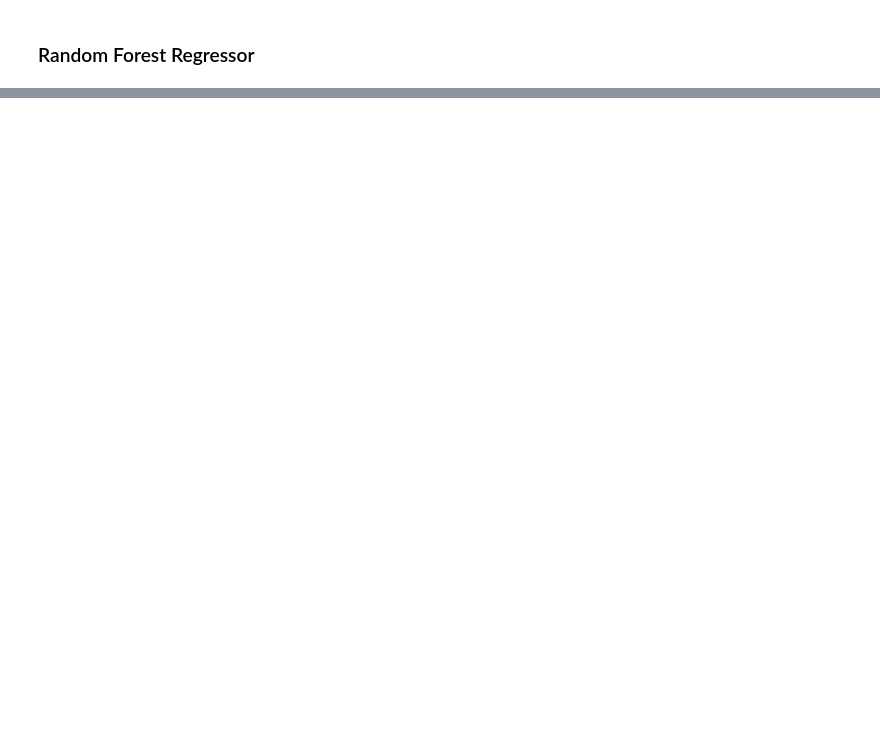
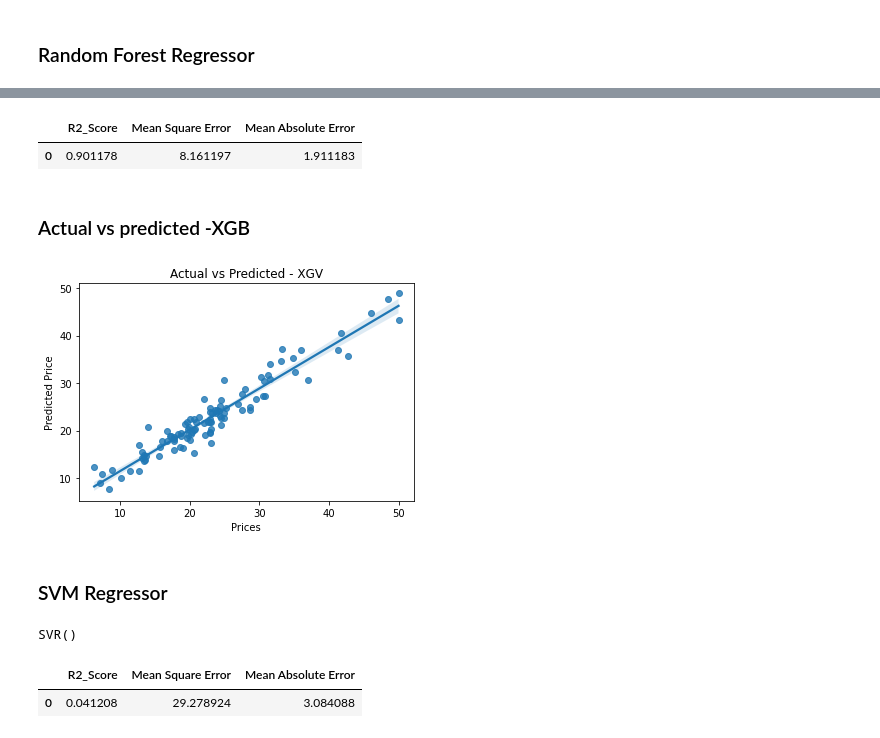
Before and after one commit to RitwikGanguly/Machine-Learning-Ritwik, a Jupyter notebook: Supervised Learning/Regression/Boston House Sell/Boston_House_Price_Prediction.ipynb, the cells around one changed output, grey strips where cells are left out. Drawn from its saved outputs; the diff is of its cells as text; code cells hidden in the pictures; blank space fills up the shorter version.

```diff
--- a/Supervised Learning/Regression/Boston House Sell/Boston_House_Price_Prediction.ipynb
+++ b/Supervised Learning/Regression/Boston House Sell/Boston_House_Price_Prediction.ipynb
@@ -276,0 +338,4 @@ plt.show()
+# %%
+xgb = XGBRegressor()
+# %%
+xgb.fit(X_train, y_train)
@@ -276,0 +354,37 @@ plt.show()
+# %%
+xgv_pred = xgb.predict(X_test)
+# %%
+# model evalution
+xgv_r2 = r2_score(xgv_pred, y_test)
+xgv_mse = mean_squared_error(rf_pred, y_test)
+xgv_mae = mean_absolute_error(xgv_pred, y_test)
+
+xgv_list = []
+xgv_list.append(xgv_r2)
+xgv_list.append(xgv_mse)
+xgv_list.append(xgv_mae)
+xgv_data = pd.DataFrame([xgv_list])
+xgv_data = xgv_data.rename(columns={0: "R2_Score", 1: "Mean Square Error", 2: "Mean Absolute Error"})
+xgv_data
+# %% [output]
+|  | R2_Score | Mean Square Error | Mean Absolute Error |
+| 0 | 0.901178 | 8.161197 | 1.911183 |
+# %% [markdown]
+### Actual vs predicted -XGB
+# %%
+sns.regplot(y_test, xgv_pred)
+plt.xlabel("Prices")
+plt.ylabel("Predicted Price")
+plt.title("Actual vs Predicted - XGV")
+plt.show()
+# %% [output]
+[figure, added]
+# %% [markdown]
+### SVM Regressor
+# %%
+from sklearn.svm import SVR
+
+sm = SVR()
+sm.fit(X_train, y_train)
+# %% [output]
+SVR()
@@ -276,0 +393,16 @@ plt.show()
+# %%
+# model evalution
+sm_r2 = r2_score(sm_pred, y_test)
+sm_mse = mean_squared_error(sm_pred, y_test)
+sm_mae = mean_absolute_error(sm_pred, y_test)
+
+sm_list = []
+sm_list.append(sm_r2)
+sm_list.append(sm_mse)
+sm_list.append(sm_mae)
+sm_data = pd.DataFrame([sm_list])
+sm_data = sm_data.rename(columns={0: "R2_Score", 1: "Mean Square Error", 2: "Mean Absolute Error"})
+sm_data
+# %% [output]
+|  | R2_Score | Mean Square Error | Mean Absolute Error |
+| 0 | 0.041208 | 29.278924 | 3.084088 |
```
Also changed, not shown: parts of 19 cells of this notebook.
